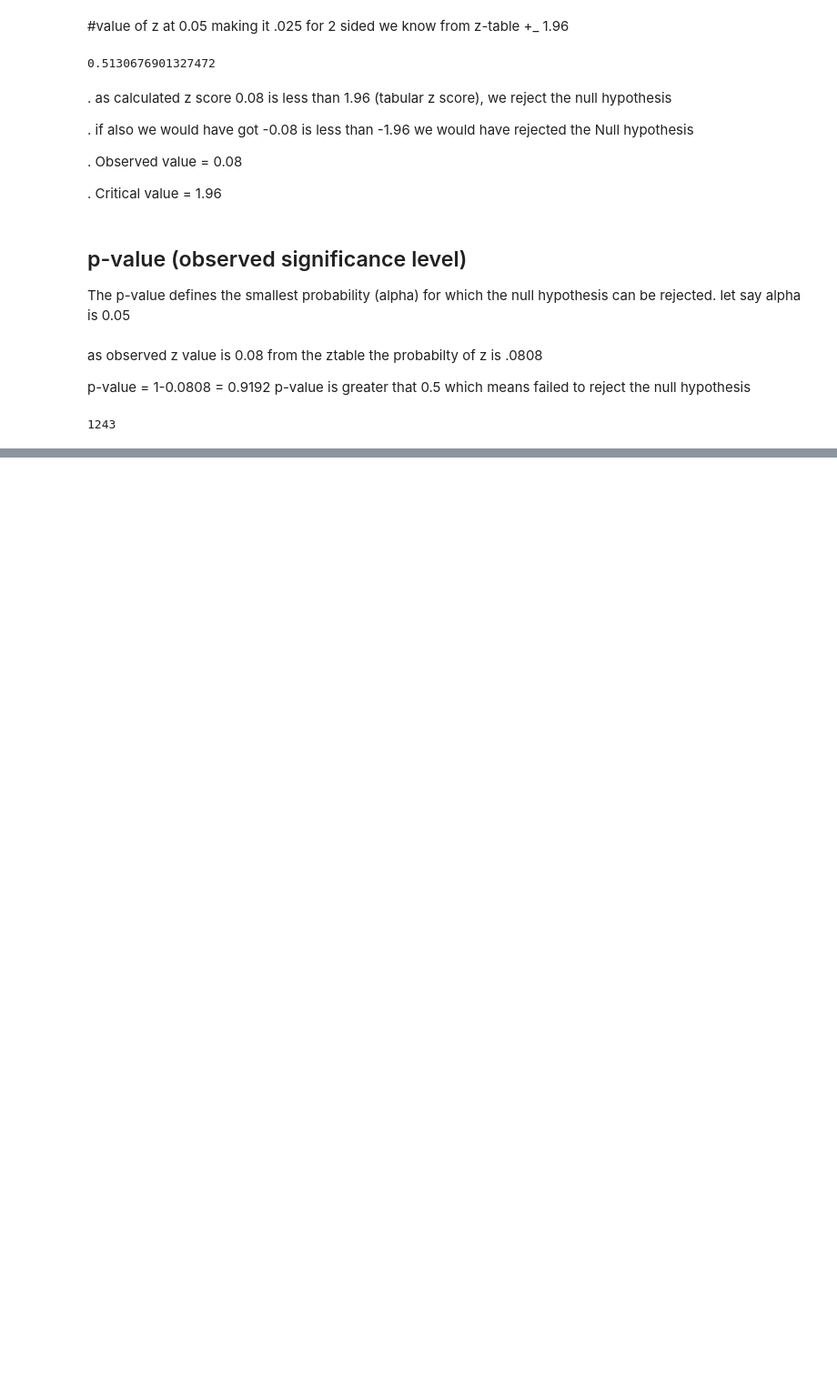
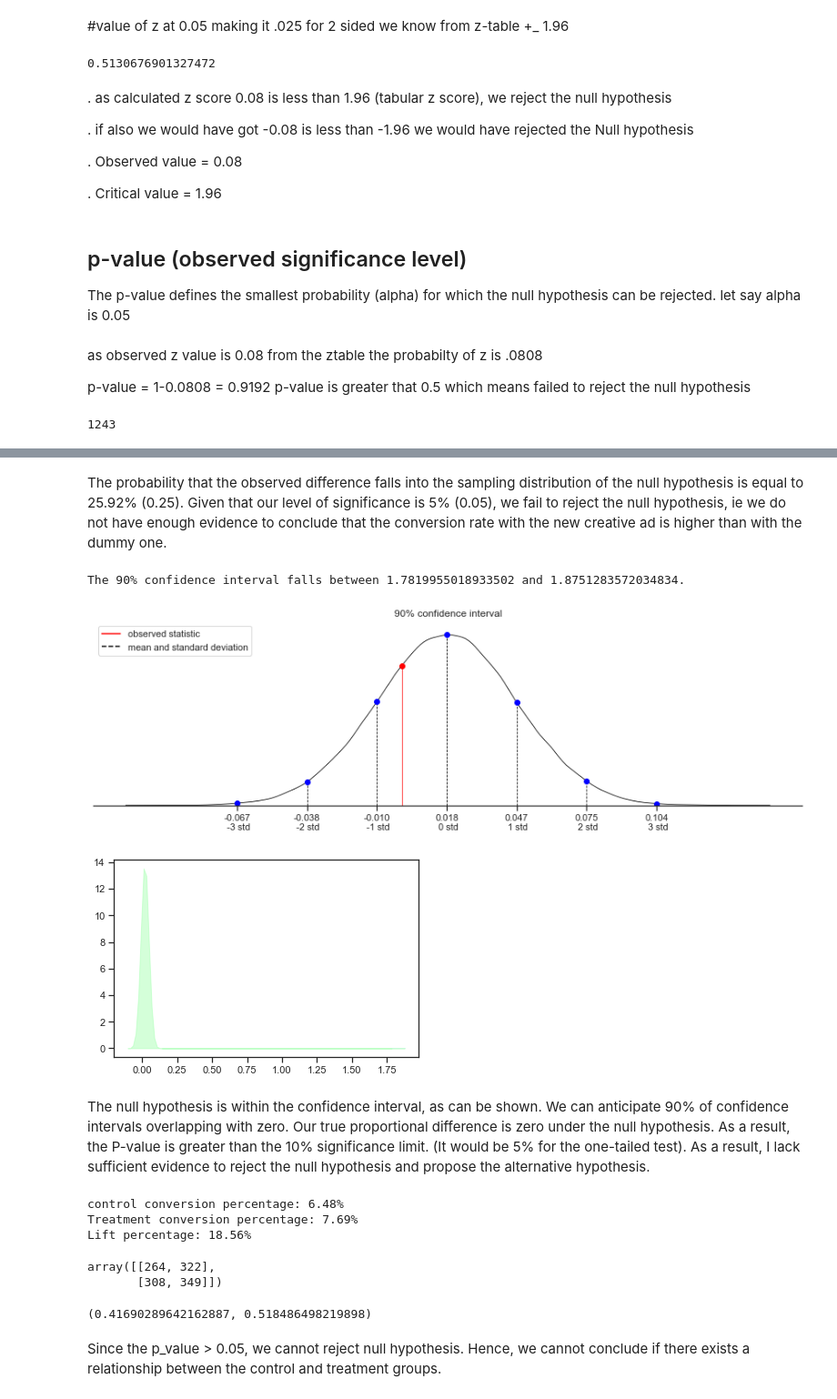
Before and after one commit to RYees/A-B-testing, a Jupyter notebook: notebooks/ab_dataframe.ipynb, the cells around one changed output, grey strips where cells are left out. Shown at 91% size. Cells and saved outputs as stored; diff of their text form; code cells hidden in the pictures; blank space fills up the shorter version.

```diff
--- a/notebooks/ab_dataframe.ipynb
+++ b/notebooks/ab_dataframe.ipynb
@@ -333,0 +469,66 @@ The differnce of conversion rate between the two groups 1.83%
+# %% [markdown]
+The probability that the observed difference falls into the sampling distribution of the null hypothesis is equal to 25.92% (0.25). Given that our level of significance is 5% (0.05), we fail to reject the null hypothesis, ie we do not have enough evidence to conclude that the conversion rate with the new creative ad is higher than with the dummy one.
+# %%
+# Calculate z statistic
+zscore = stats.norm.ppf(1 - .05)
+
+# Calculate mean proportion for exposed group
+p1 = exposed.yes.mean()
+# Calculate mean proportion for control group
+p2 = control.yes.mean()
+# Calculate distance from the mean
+distance_from_mean = ((p1*(1-p1)/exposed.yes.shape[0]) + (p2*(1-p2)/control.yes.shape[0])) ** 0.5 * zscore
+
+# Lower boarder of the interval
+low = diff - distance_from_mean
+# Higher boarder of the interval
+high = diff + distance_from_mean
+
+print('The 90% confidence interval falls between {} and {}.'.format(low, high))
+# %% [output]
+The 90% confidence interval falls between 1.7819955018933502 and 1.8751283572034834.
+# %%
+# Plotting the confidence interval
+statplot(diffs, 15, np.mean(null_vals), '90% confidence interval')
+shading(diffs, diffs.min(), low, '#aaffb5')
+shading(diffs, low, high, '#cceefb')
+shading(diffs, high, diffs.max(), '#aaffb5')
+# %% [output]
+[figure, added]
+[figure, added]
+# %% [markdown]
+The null hypothesis is within the confidence interval, as can be shown. We can anticipate 90% of confidence intervals overlapping with zero. Our true proportional difference is zero under the null hypothesis. As a result, the P-value is greater than the 10% significance limit. (It would be 5% for the one-tailed test). As a result, I lack sufficient evidence to reject the null hypothesis and propose the alternative hypothesis.
+# %%
+# Experiment 1:
+
+control_conversion = df[(df['experiment'] == 'control') & (df['yes'] == 1)].shape[0] / df[(df['experiment'] == 'control')].shape[0]
+treatment_conversion = df[(df['experiment'] == 'exposed') & (df['yes'] == 1)].shape[0] / df[(df['experiment'] == 'exposed')].shape[0]
+lift = (treatment_conversion - control_conversion) / control_conversion
+
+
+print(f"control conversion percentage: {round(control_conversion * 100, 2)}%")
+print(f"Treatment conversion percentage: {round(treatment_conversion * 100, 2)}%")
+print(f"Lift percentage: {round(lift * 100, 2)}%")
+# %% [output]
+control conversion percentage: 6.48%
+Treatment conversion percentage: 7.69%
+Lift percentage: 18.56%
+# %%
+# Create Contngency Table for chi square test
+control_converted = df[(df['experiment'] == 'control') & (df['yes'] == 1)].shape[0]
+treatment_converted = df[(df['experiment'] == 'exposed') & (df['yes'] == 1)].shape[0]
+control_non_converted = df[(df['experiment'] == 'control') & (df['no'] == 1)].shape[0]
+treatment_not_converted = df[(df['experiment'] == 'exposed') & (df['no'] == 1)].shape[0]
+
+contingency_table = np.array([[control_converted, control_non_converted], [treatment_converted, treatment_not_converted]])
+contingency_table
+# %% [output]
+array([[264, 322],
+       [308, 349]])
+# %%
+chi, p_value, _, _ = chi2_contingency(contingency_table, correction=False)
+chi, p_value
+# %% [output]
+(0.41690289642162887, 0.518486498219898)
+# %% [markdown]
+Since the p_value > 0.05, we cannot reject null hypothesis. Hence, we cannot conclude if there exists a relationship between the control and treatment groups.
```
Also changed, not shown: parts of 19 cells of this notebook, 2 other files.
